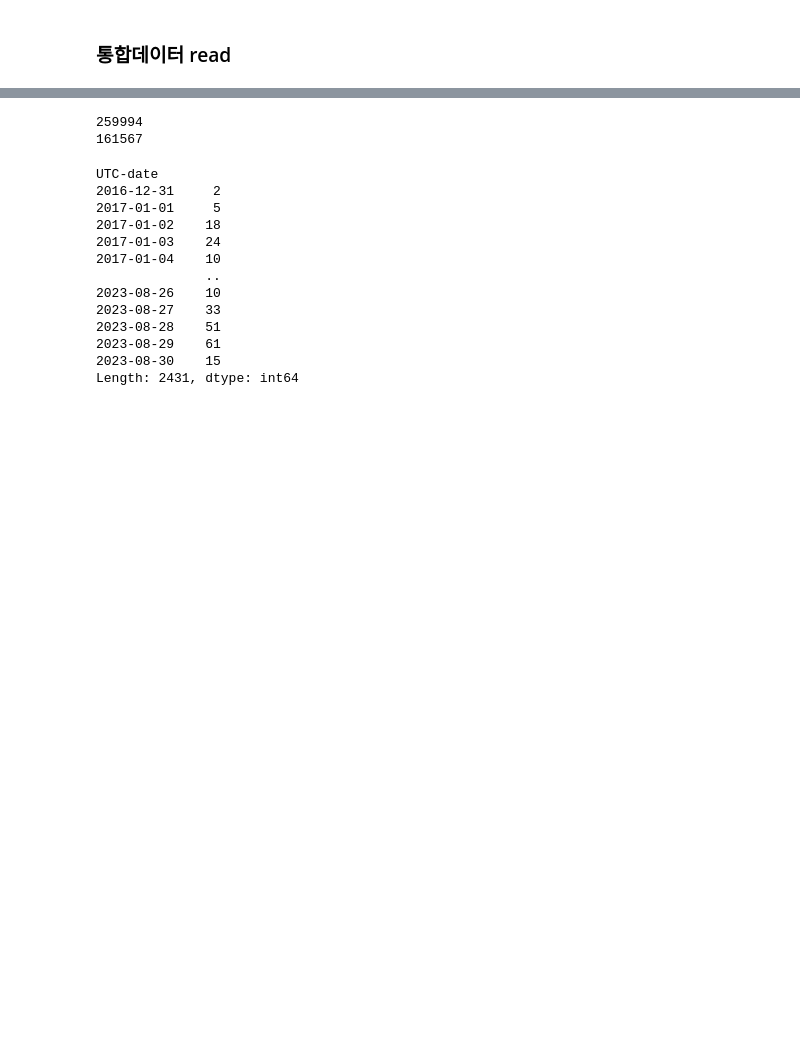
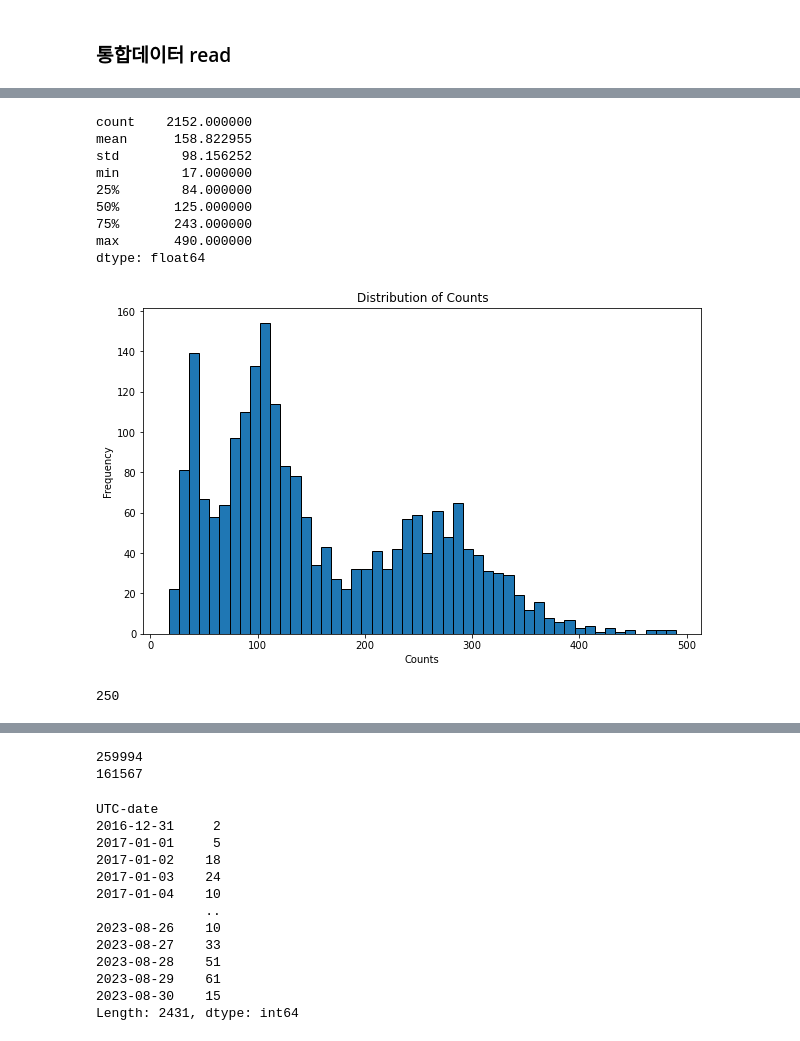
Before and after one commit to boyu571/LLM_based_investment_research, a Jupyter notebook: eng_preprocessing_v1.ipynb, the cells around one changed output, grey strips where cells are left out. Saved outputs shown, nothing was run; the diff lists cells and outputs as text; code cells hidden in the pictures; blank space fills up the shorter version.

```diff
--- a/eng_preprocessing_v1.ipynb
+++ b/eng_preprocessing_v1.ipynb
@@ -178,0 +142,13 @@ See the caveats in the documentation: https://pandas.pydata.org/pandas-docs/stab
+# %%
+# 'content_full'을 조건에 따라 잘라내기
+df_content['trimmed_content'] = df_content.apply(
+    lambda row: find_and_trim_content(row['content_full'],
+                                      row['first_10_words_content'],
+                                      row['first_10_words_description']), axis=1)
+
+# 불필요한 열을 제거하고 'trimmed_content'를 'content_full'로 이름 변경
+df_content = df_content.drop(columns=['first_10_words_content', 'first_10_words_description', 'content_full'])
+df_content.rename(columns={'trimmed_content': 'content_full', 'publishedAt': 'time'}, inplace=True)
+
+# 결과 확인
+df_content
@@ -178,0 +174,8 @@ See the caveats in the documentation: https://pandas.pydata.org/pandas-docs/stab
+# %%
+# `title`이 동일한 경우 중복 행 삭제
+df_content = df_content.drop_duplicates(subset='title')
+
+# `content`가 동일한 경우 중복 행 삭제
+df_content = df_content.drop_duplicates(subset='content')
+df_content = df_content.drop_duplicates(subset='description')
+df_content
@@ -178,0 +196,5 @@ See the caveats in the documentation: https://pandas.pydata.org/pandas-docs/stab
+# %%
+# df_content = df_content.sort_values('time').reset_index(drop=True)
+df_content['time'] = pd.to_datetime(df_content['time'])
+df_content['date'] = df_content['time'].dt.date
+df_content
@@ -181,10 +217,8 @@ filtered_rows.to_csv('20220120_test.csv', encoding='utf-8-sig', index=False)
 # %%
 # 필터링된 결과를 날짜별로 그룹화하고 카운트
-datewise_counts_sample = filtered_df.groupby('UTC-date').size()
+datewise_df = df_content.groupby('date').size()
 
 # Filter dates where the count is exactly 10
 # dates_with_exact_10 = datewise_counts_sample[(datewise_counts_sample >= 400) & (datewise_counts_sample <= 420)].index
-dates_with_exact_10 = datewise_counts_sample.idxmax()
-
-dates_with_exact_10
+datewise_df
 # %% [output]
@@ -191,0 +238,32 @@ dates_with_exact_10
+# %%
+# 기본 통계 요약
+print(datewise_df.describe())
+
+# 히스토그램
+plt.figure(figsize=(10, 6))
+datewise_df.hist(bins=50, edgecolor='black')
+plt.title("Distribution of Counts")
+plt.xlabel("Counts")
+plt.ylabel("Frequency")
+plt.grid(False)
+plt.show()
+# %% [output]
+count    2152.000000
+mean      158.822955
+std        98.156252
+min        17.000000
+25%        84.000000
+50%       125.000000
+75%       243.000000
+max       490.000000
+dtype: float64
+[figure, added]
+# %%
+# Create a date object for the date you want to filter
+filter_date = datetime.strptime('2021-06-15', '%Y-%m-%d').date()
+
+# Use this date object to filter the DataFrame
+eng = df_content[df_content['date'] == filter_date]
+len(eng)
+# %% [output]
+250
```
Also changed, not shown: parts of 22 cells of this notebook, 8 other files.
